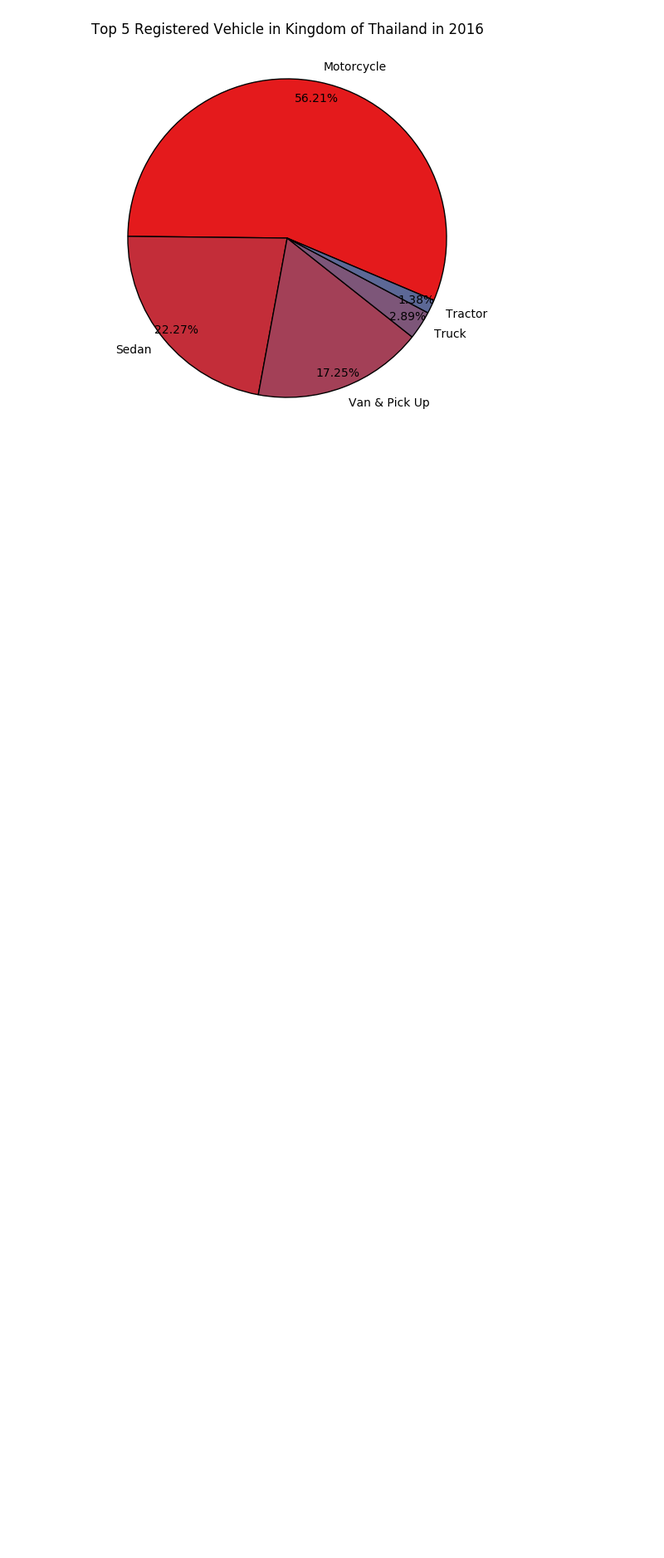
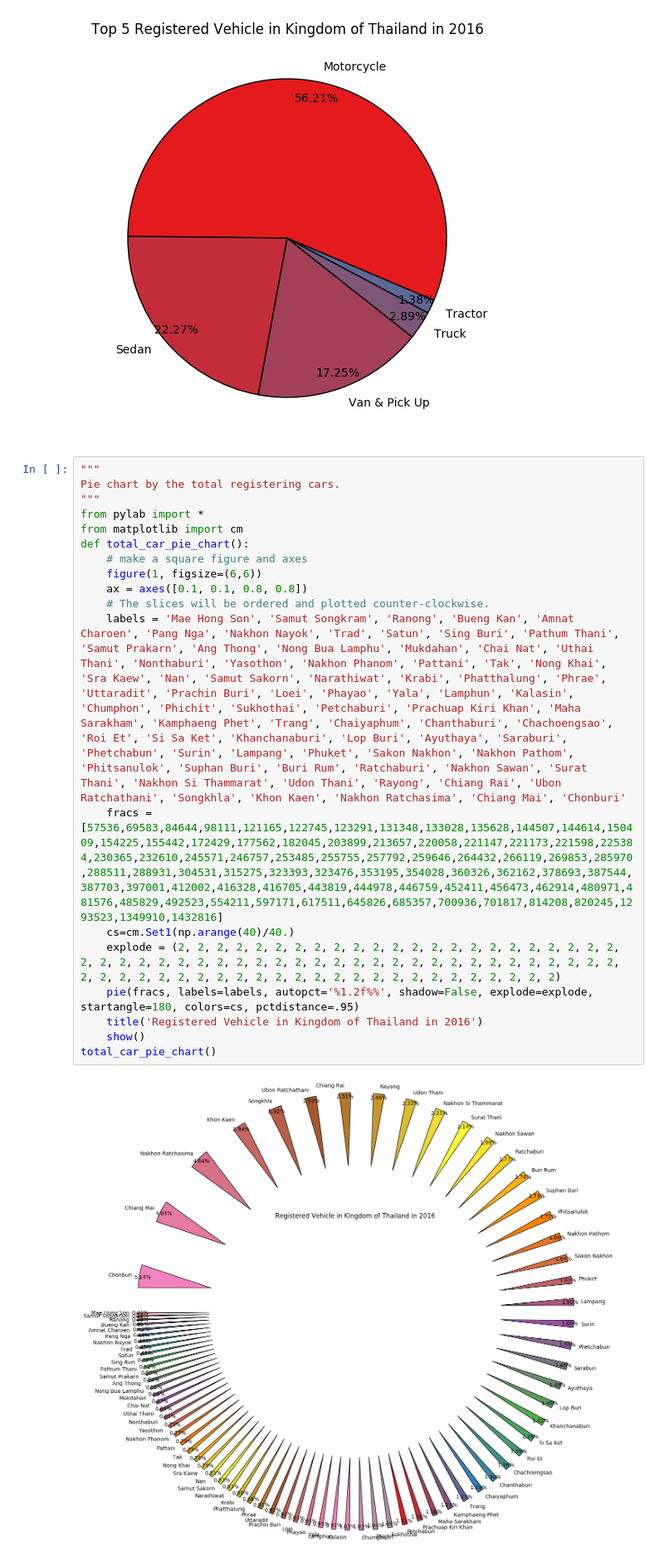
Before and after one commit to sagelga/psit-project, a Jupyter notebook: Total Car - N E NE W S C Reg (Pie Chart).ipynb, the cells around one changed output. Shown at 83% size. Cells and saved outputs as stored; diff of their text form; blank space fills up the shorter version.

Commit message:
Add All Provice Pie Chart

```diff
--- a/Total Car - N E NE W S C Reg (Pie Chart).ipynb
+++ b/Total Car - N E NE W S C Reg (Pie Chart).ipynb
@@ -180,3 +180,24 @@ def total_car_pie_chart():
 total_car_pie_chart()
 # %% [output]
 [figure]
+# %%
+"""
+Pie chart by the total registering cars.
+"""
+from pylab import *
+from matplotlib import cm
+def total_car_pie_chart():
+    # make a square figure and axes
+    figure(1, figsize=(6,6))
+    ax = axes([0.1, 0.1, 0.8, 0.8])
+    # The slices will be ordered and plotted counter-clockwise.
+    labels = 'Mae Hong Son', 'Samut Songkram', 'Ranong', 'Bueng Kan', 'Amnat Charoen', 'Pang Nga', 'Nakhon Nayok', 'Trad', 'Satun', 'Sing Buri', 'Pathum Thani', 'Samut Prakarn', 'Ang Thong', 'Nong Bua Lamphu', 'Mukdahan', 'Chai Nat', 'Uthai Thani', 'Nonthaburi', 'Yasothon', 'Nakhon Phanom', 'Pattani', 'Tak', 'Nong Khai', 'Sra Kaew', 'Nan', 'Samut Sakorn', 'Narathiwat', 'Krabi', 'Phatthalung', 'Phrae', 'Uttaradit', 'Prachin Buri', 'Loei', 'Phayao', 'Yala', 'Lamphun', 'Kalasin', 'Chumphon', 'Phichit', 'Sukhothai', 'Petchaburi', 'Prachuap Kiri Khan', 'Maha Sarakham', 'Kamphaeng Phet', 'Trang', 'Chaiyaphum', 'Chanthaburi', 'Chachoengsao', 'Roi Et', 'Si Sa Ket', 'Khanchanaburi', 'Lop Buri', 'Ayuthaya', 'Saraburi', 'Phetchabun', 'Surin', 'Lampang', 'Phuket', 'Sakon Nakhon', 'Nakhon Pathom', 'Phitsanulok', 'Suphan Buri', 'Buri Rum', 'Ratchaburi', 'Nakhon Sawan', 'Surat Thani', 'Nakhon Si Thammarat', 'Udon Thani', 'Rayong', 'Chiang Rai', 'Ubon Ratchathani', 'Songkhla', 'Khon Kaen', 'Nakhon Ratchasima', 'Chiang Mai', 'Chonburi'
+    fracs = [57536,69583,84644,98111,121165,122745,123291,131348,133028,135628,144507,144614,150409,154225,155442,172429,177562,182045,203899,213657,220058,221147,221173,221598,225384,230365,232610,245571,246757,253485,255755,257792,259646,264432,266119,269853,285970,288511,288931,304531,315275,323393,323476,353195,354028,360326,362162,378693,387544,387703,397001,412002,416328,416705,443819,444978,446759,452411,456473,462914,480971,481576,485829,492523,554211,597171,617511,645826,685357,700936,701817,814208,820245,1293523,1349910,1432816]
+    cs=cm.Set1(np.arange(40)/40.)
+    explode = (2, 2, 2, 2, 2, 2, 2, 2, 2, 2, 2, 2, 2, 2, 2, 2, 2, 2, 2, 2, 2, 2, 2, 2, 2, 2, 2, 2, 2, 2, 2, 2, 2, 2, 2, 2, 2, 2, 2, 2, 2, 2, 2, 2, 2, 2, 2, 2, 2, 2, 2, 2, 2, 2, 2, 2, 2, 2, 2, 2, 2, 2, 2, 2, 2, 2, 2, 2, 2, 2, 2, 2, 2, 2, 2, 2)
+    pie(fracs, labels=labels, autopct='%1.2f%%', shadow=False, explode=explode, startangle=180, colors=cs, pctdistance=.95)
+    title('Registered Vehicle in Kingdom of Thailand in 2016')
+    show()
+total_car_pie_chart()
+# %% [output]
+[figure, added]
```
Also changed, not shown: parts of 1 cell of this notebook, 2 other files.
